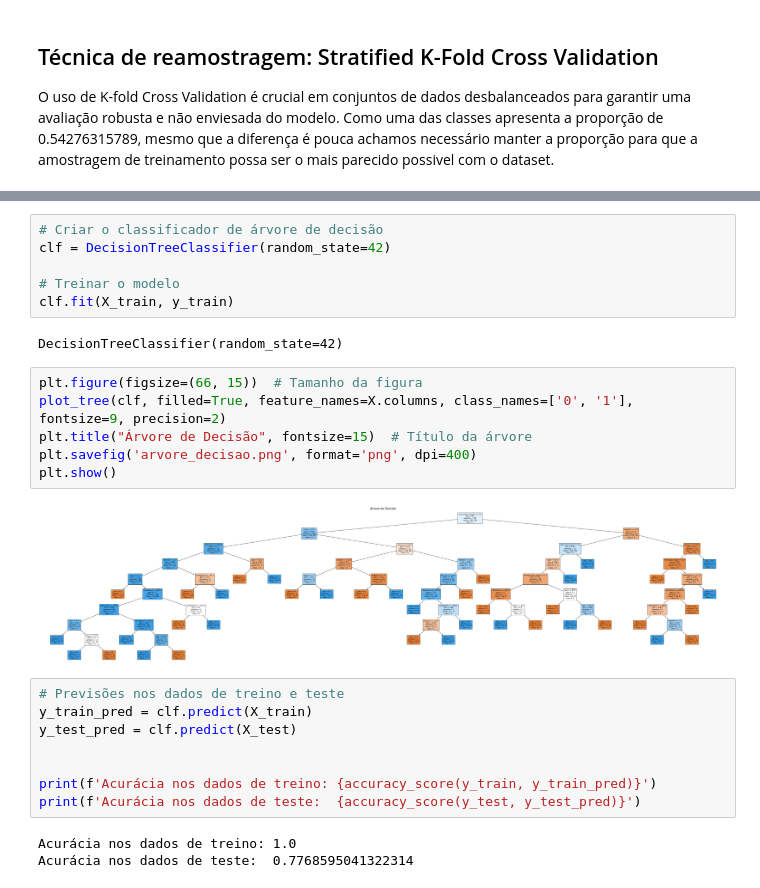
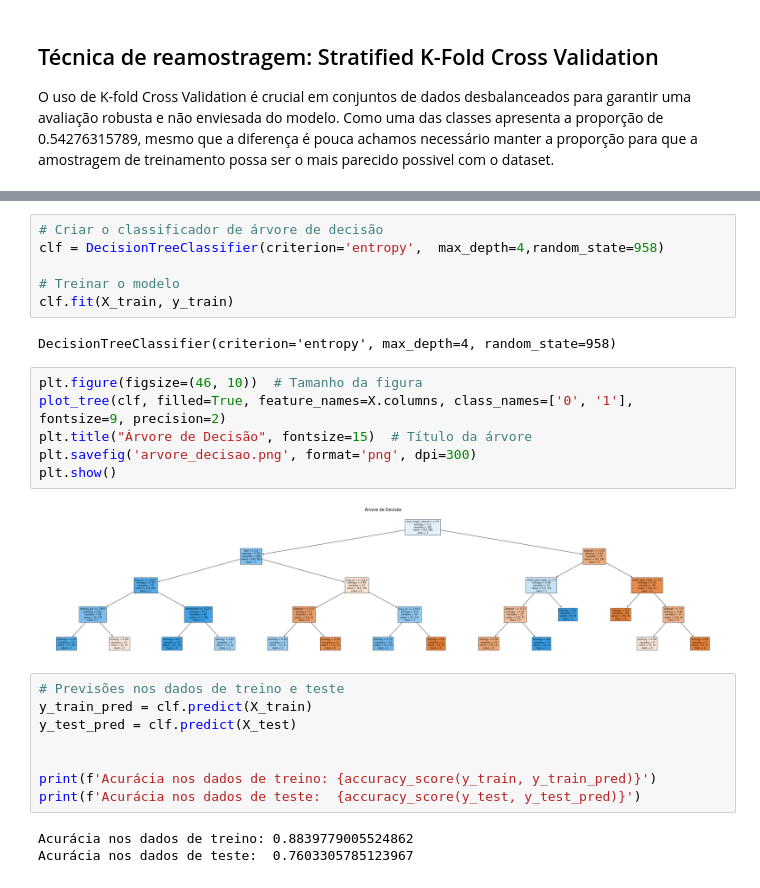
Before and after one commit to matheusbs8/Trabalho-final-IML, a Jupyter notebook: modelos/arvore_de_decisao/arvore_decisao.ipynb, the cells around one changed output, grey strips where cells are left out. Cells and saved outputs as stored; diff of their text form.

Commit message:
arvore de decisao ajustada

```diff
--- a/modelos/arvore_de_decisao/arvore_decisao.ipynb
+++ b/modelos/arvore_de_decisao/arvore_decisao.ipynb
@@ -38,19 +46,19 @@ Proporção de '1' nos dados de teste: 0.5454545454545454
 # %%
 # Criar o classificador de árvore de decisão
-clf = DecisionTreeClassifier(random_state=42)
+clf = DecisionTreeClassifier(criterion='entropy',  max_depth=4,random_state=958)
 
 # Treinar o modelo
 clf.fit(X_train, y_train)
 # %% [output]
-DecisionTreeClassifier(random_state=42)
+DecisionTreeClassifier(criterion='entropy', max_depth=4, random_state=958)
 # %%
-plt.figure(figsize=(66, 15))  # Tamanho da figura
+plt.figure(figsize=(46, 10))  # Tamanho da figura
 plot_tree(clf, filled=True, feature_names=X.columns, class_names=['0', '1'], fontsize=9, precision=2)
 plt.title("Árvore de Decisão", fontsize=15)  # Título da árvore
-plt.savefig('arvore_decisao.png', format='png', dpi=400)
+plt.savefig('arvore_decisao.png', format='png', dpi=300)
 plt.show()
 # %% [output]
-[figure, old version]
+[figure, new version]
 # %%
 # Previsões nos dados de treino e teste
 y_train_pred = clf.predict(X_train)
@@ -60,8 +68,8 @@ y_test_pred = clf.predict(X_test)
 print(f'Acurácia nos dados de treino: {accuracy_score(y_train, y_train_pred)}')
 print(f'Acurácia nos dados de teste:  {accuracy_score(y_test, y_test_pred)}')
 # %% [output]
-Acurácia nos dados de treino: 1.0
-Acurácia nos dados de teste:  0.7768595041322314
+Acurácia nos dados de treino: 0.8839779005524862
+Acurácia nos dados de teste:  0.7603305785123967
 # %%
 #Função para plotar a matrz de confusão
 def plot_confusion_matrix(y_real, y_previsto, title):
```
Also changed, not shown: parts of 3 cells of this notebook, 3 other files.
